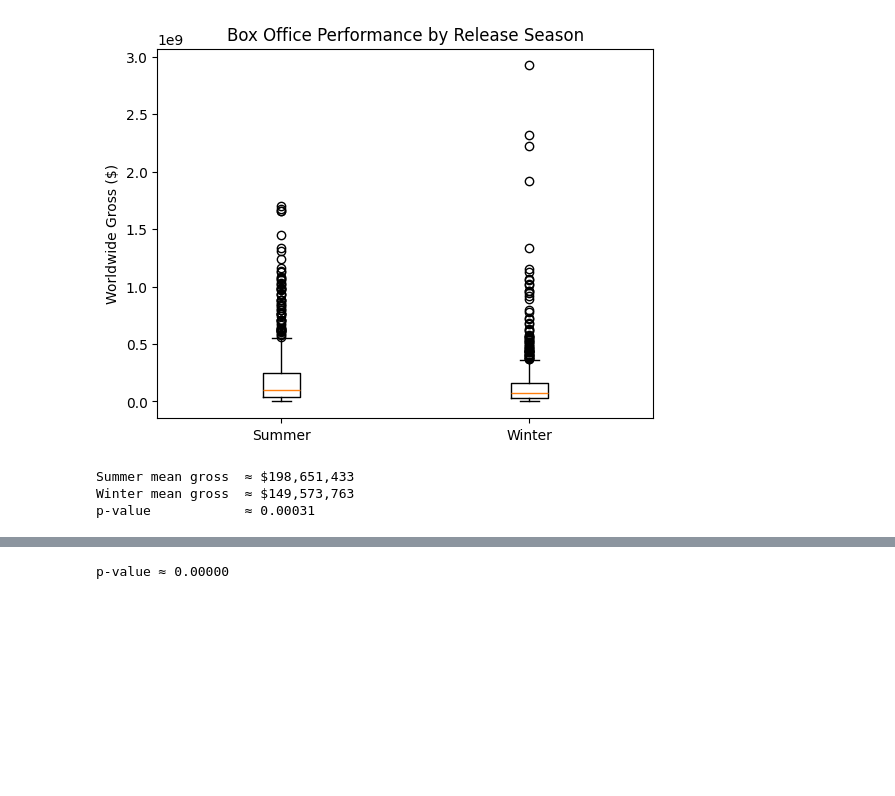
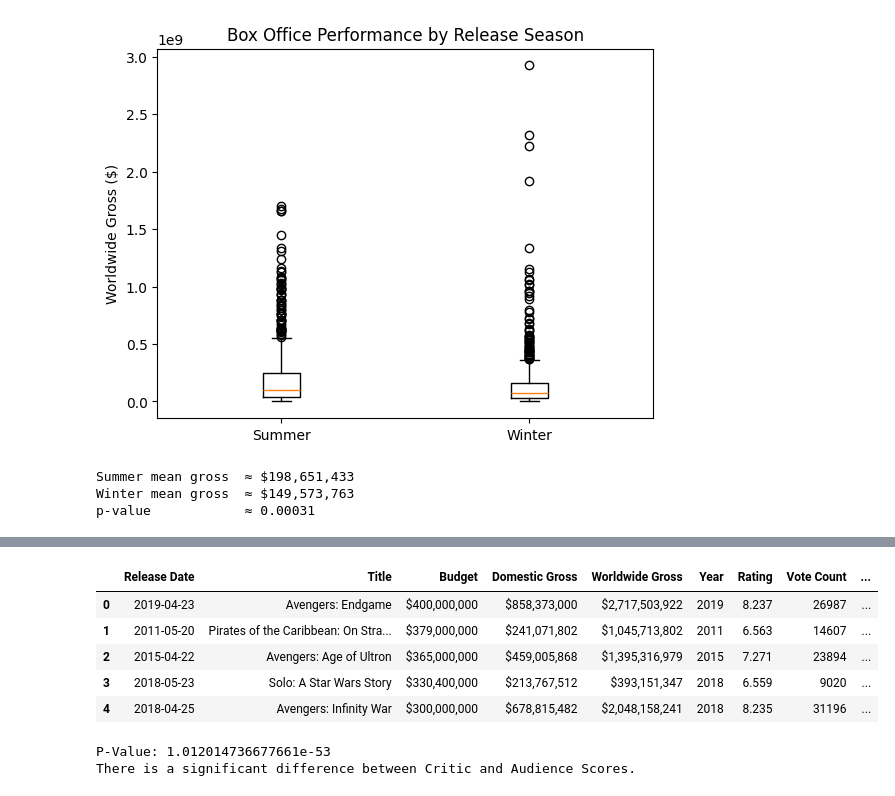
Before and after one commit to Toza-M/movie_data_analysis, a Jupyter notebook: Questions (2).ipynb, the cells around one changed output, grey strips where cells are left out. Drawn from its saved outputs; the diff is of its cells as text; code cells hidden in the pictures; blank space fills up the shorter version.

```diff
--- a/Questions (2).ipynb
+++ b/Questions (2).ipynb
@@ -144,11 +62,31 @@ genre_compare
-# %%
-from scipy.stats import ttest_rel
-
-t_stat, p_value = ttest_rel(
-    genre_compare['Rating'],
-    genre_compare['Critics_Proxy']
-)
-
-print(f"p-value ≈ {p_value:.5f}")
-# %% [output]
-p-value ≈ 0.00000
+# %%
+df_mine = pd.read_csv('data\movies_dataset_final.csv')
+df_rt = pd.read_csv('data\\rotten_tomatoes_movies.csv')
+# %%
+df_rt_clean = df_rt[['movie_title', 'original_release_date', 'tomatometer_rating', 'audience_rating']].copy()
+df_rt_clean['Year'] = pd.to_datetime(df_rt_clean['original_release_date']).dt.year
+df_rt_clean = df_rt_clean.rename(columns={'movie_title': 'Title', 'tomatometer_rating': 'Critic_Score', 'audience_rating': 'Audience_Score'})
+df_merged = pd.merge(df_mine, df_rt_clean, on=['Title', 'Year'], how='inner')
+# %%
+df_merged.head()
+# %% [output]
+|  | Release Date | Title | Budget | Domestic Gross | Worldwide Gross | Year | Rating | Vote Count | ... |
+| 0 | 2019-04-23 | Avengers: Endgame | $400,000,000 | $858,373,000 | $2,717,503,922 | 2019 | 8.237 | 26987 | ... |
+| 1 | 2011-05-20 | Pirates of the Caribbean: On Stra... | $379,000,000 | $241,071,802 | $1,045,713,802 | 2011 | 6.563 | 14607 | ... |
+| 2 | 2015-04-22 | Avengers: Age of Ultron | $365,000,000 | $459,005,868 | $1,395,316,979 | 2015 | 7.271 | 23894 | ... |
+| 3 | 2018-05-23 | Solo: A Star Wars Story | $330,400,000 | $213,767,512 | $393,151,347 | 2018 | 6.559 | 9020 | ... |
+| 4 | 2018-04-25 | Avengers: Infinity War | $300,000,000 | $678,815,482 | $2,048,158,241 | 2018 | 8.235 | 31196 | ... |
+# %%
+from scipy.stats import ttest_rel
+df_merged = df_merged.dropna(subset=['Critic_Score', 'Audience_Score'])
+
+t, p_value = ttest_rel(df_merged['Critic_Score'], df_merged['Audience_Score'])
+
+print(f"P-Value: {p_value}")
+if p_value < 0.05:
+    print("There is a significant difference between Critic and Audience Scores.")
+else:
+    print("Conclusion: No significant difference found.")
+# %% [output]
+P-Value: 1.012014736677661e-53
+There is a significant difference between Critic and Audience Scores.
```
Also changed, not shown: parts of 7 cells of this notebook.
